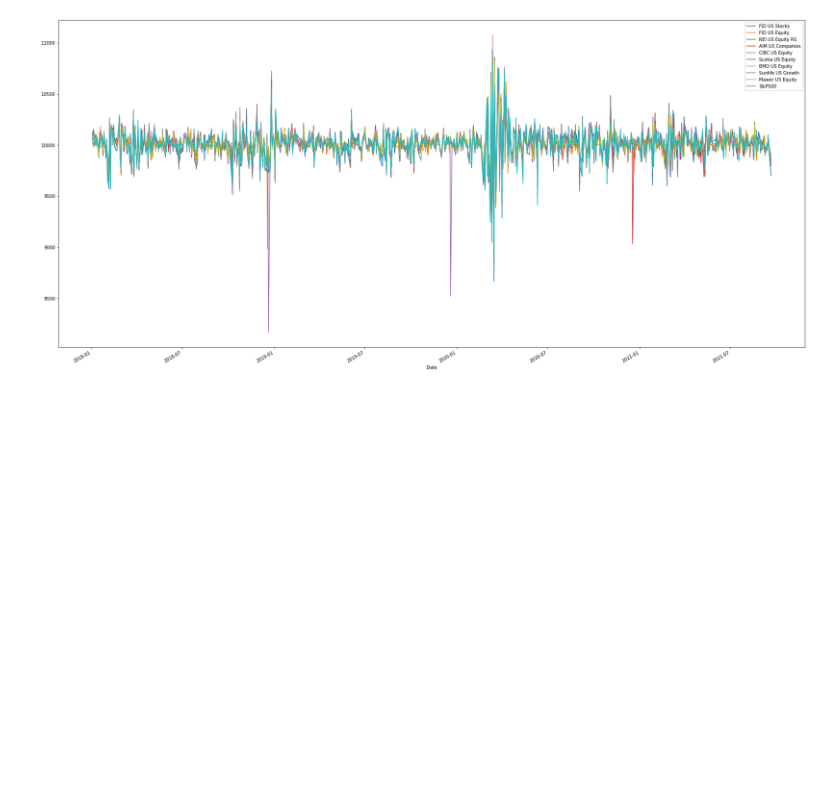
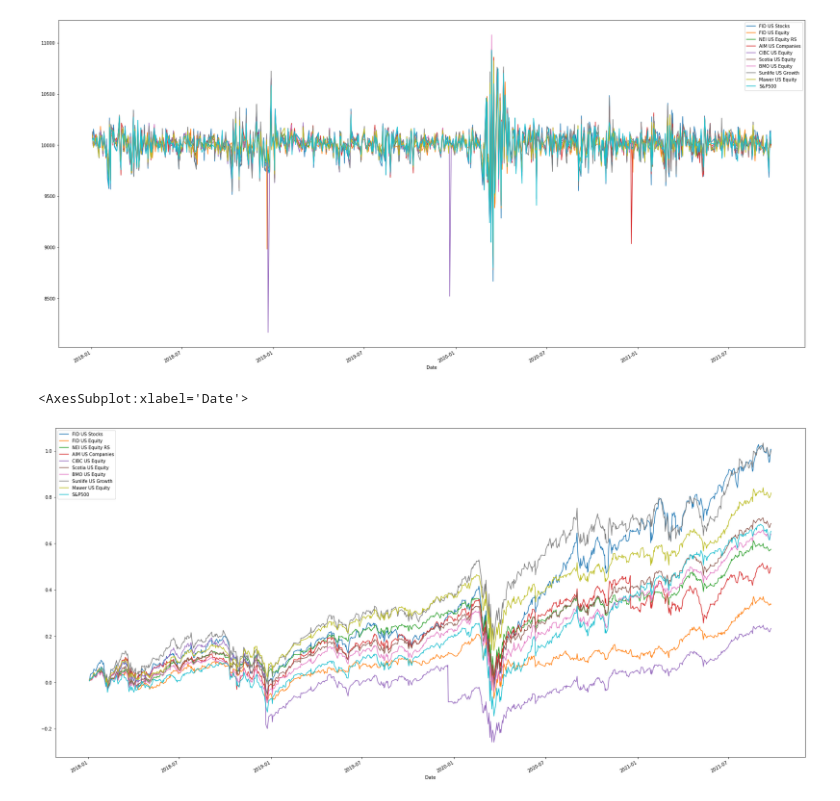
Before and after one commit to harrysui1997/Passive-vs-Active-Management-Analysis, a Jupyter notebook: Starter Code/Starter Code.ipynb, the cells around one changed output. Saved outputs shown, nothing was run; the diff lists cells and outputs as text; code cells hidden in the pictures; blank space fills up the shorter version.

Commit message:
Cumulative Returns

```diff
--- a/Starter Code/Starter Code.ipynb
+++ b/Starter Code/Starter Code.ipynb
@@ -82,3 +82,10 @@ growth_10k.plot(figsize=(30,15))
 # %% [output]
 <AxesSubplot:xlabel='Date'>
 [figure]
+# %%
+cumulative_return = (1+ daily_returns).cumprod()-1
+# %%
+cumulative_return.plot(figsize = (30,15))
+# %% [output]
+<AxesSubplot:xlabel='Date'>
+[figure, added]
```
Also changed, not shown: parts of 1 cell of this notebook.
